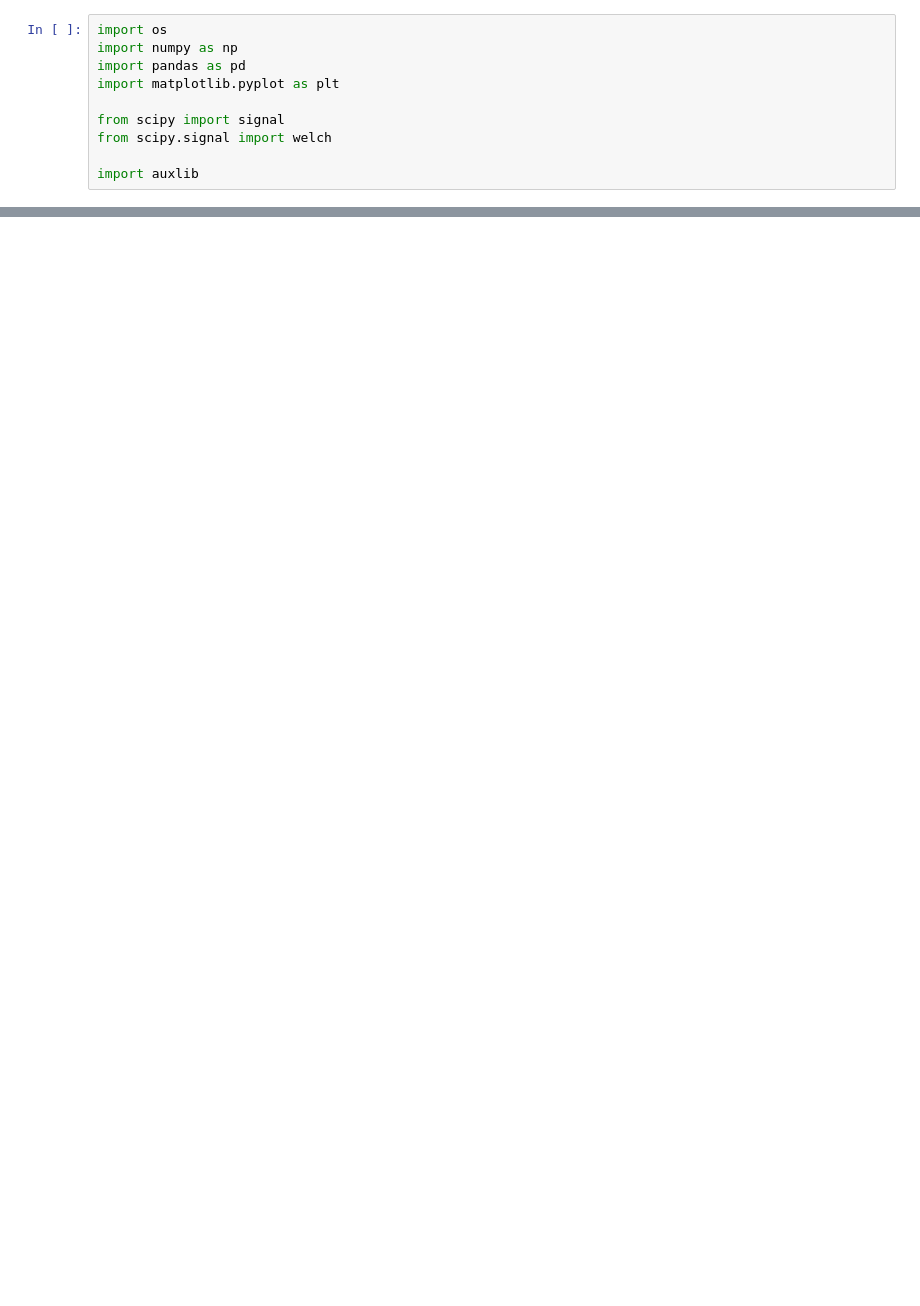
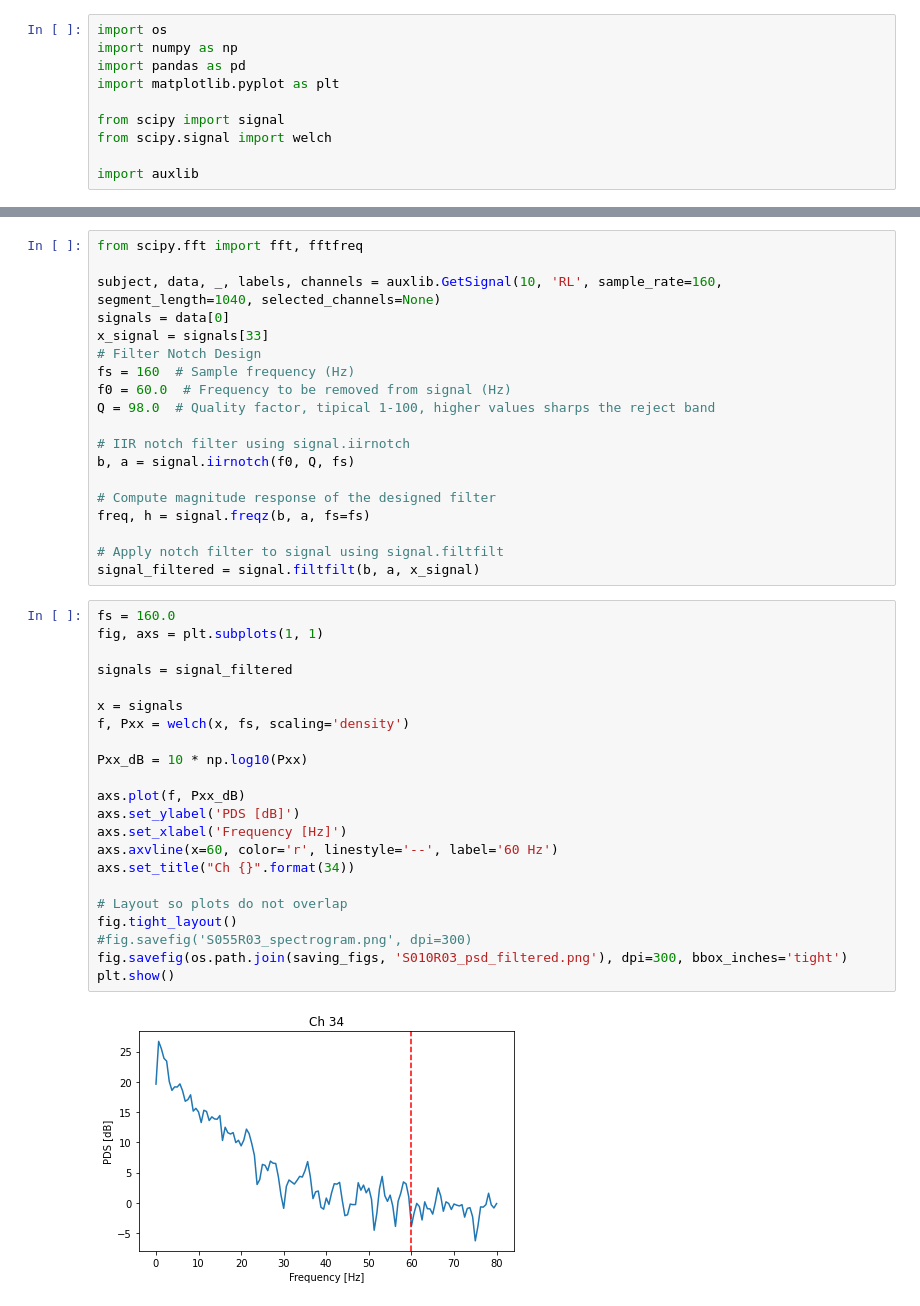
Before and after one commit to agmedinaz/eeg_analysis, a Jupyter notebook: psd_analysis.ipynb, the cells around one changed output, grey strips where cells are left out. Cells and saved outputs as stored; diff of their text form; blank space fills up the shorter version.

```diff
--- a/psd_analysis.ipynb
+++ b/psd_analysis.ipynb
@@ -70,0 +76,43 @@ plt.show()
+# %%
+from scipy.fft import fft, fftfreq
+
+subject, data, _, labels, channels = auxlib.GetSignal(10, 'RL', sample_rate=160, segment_length=1040, selected_channels=None)
+signals = data[0]
+x_signal = signals[33]
+# Filter Notch Design
+fs = 160  # Sample frequency (Hz)
+f0 = 60.0  # Frequency to be removed from signal (Hz)
+Q = 98.0  # Quality factor, tipical 1-100, higher values sharps the reject band
+
+# IIR notch filter using signal.iirnotch
+b, a = signal.iirnotch(f0, Q, fs)
+
+# Compute magnitude response of the designed filter
+freq, h = signal.freqz(b, a, fs=fs)
+
+# Apply notch filter to signal using signal.filtfilt
+signal_filtered = signal.filtfilt(b, a, x_signal)
+# %%
+fs = 160.0
+fig, axs = plt.subplots(1, 1)
+
+signals = signal_filtered
+
+x = signals
+f, Pxx = welch(x, fs, scaling='density')
+
+Pxx_dB = 10 * np.log10(Pxx)
+
+axs.plot(f, Pxx_dB)
+axs.set_ylabel('PDS [dB]')
+axs.set_xlabel('Frequency [Hz]')
+axs.axvline(x=60, color='r', linestyle='--', label='60 Hz')
+axs.set_title("Ch {}".format(34))
+
+# Layout so plots do not overlap
+fig.tight_layout()
+#fig.savefig('S055R03_spectrogram.png', dpi=300)
+fig.savefig(os.path.join(saving_figs, 'S010R03_psd_filtered.png'), dpi=300, bbox_inches='tight')
+plt.show()
+# %% [output]
+[figure, added]
```
Also changed, not shown: parts of 26 cells of this notebook, 28 other files.
